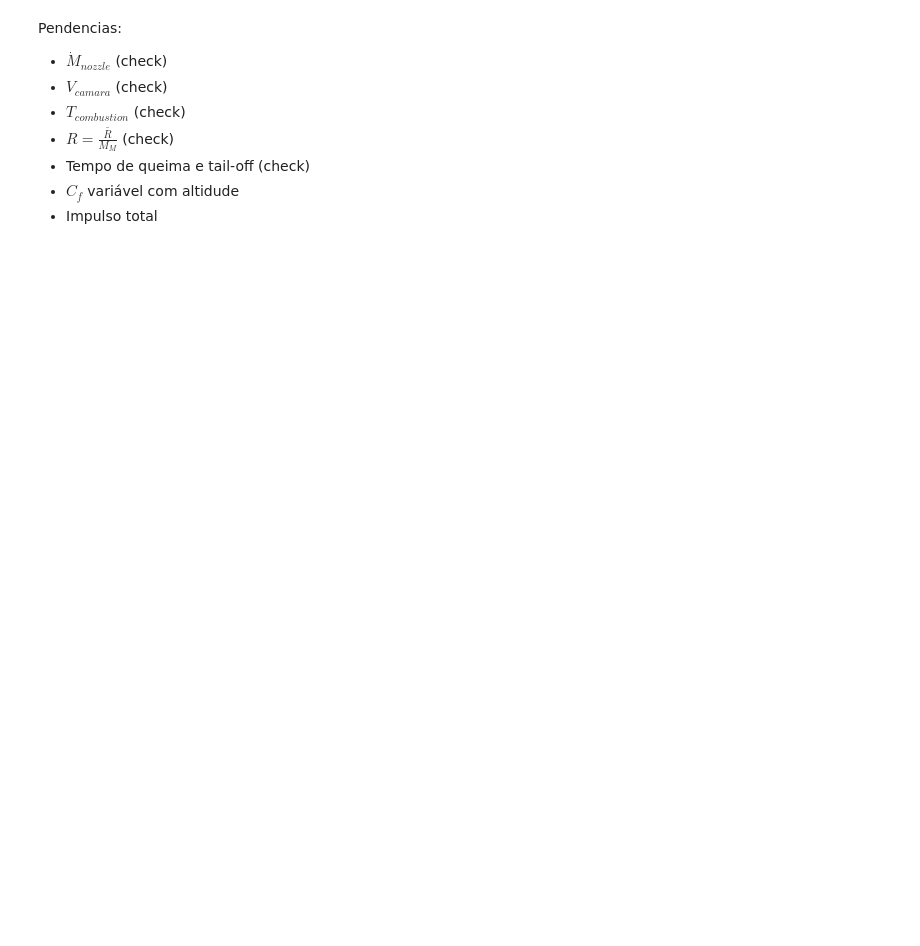
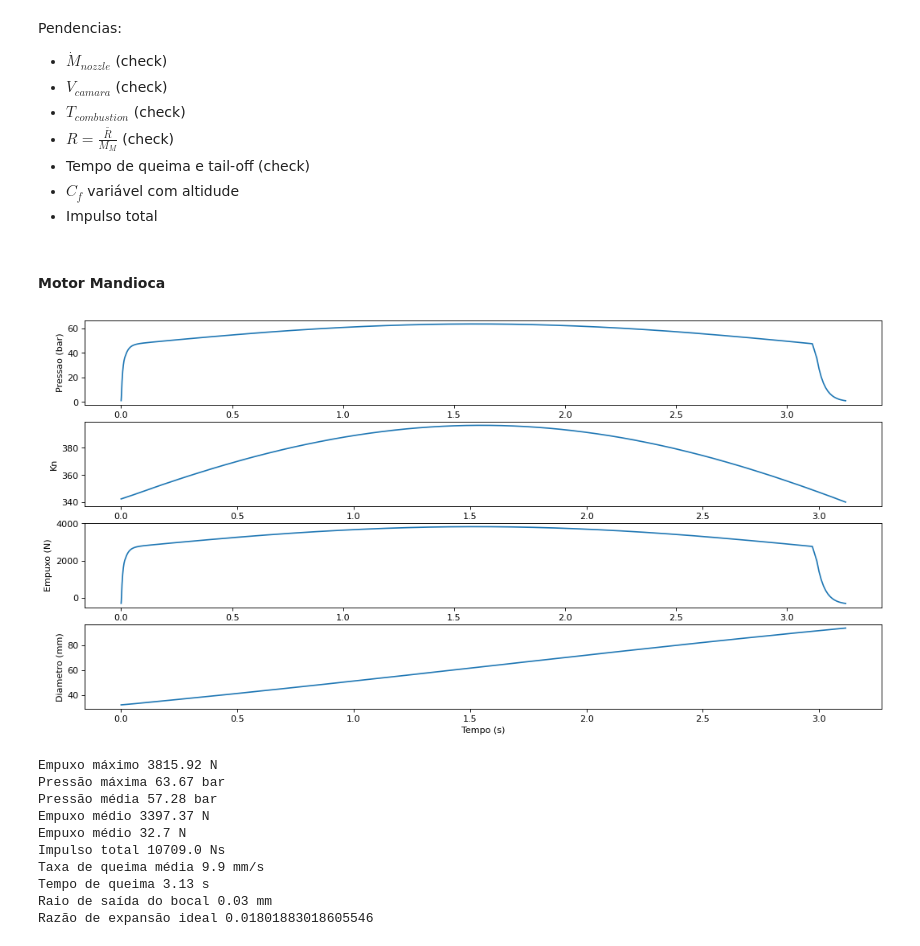
Before and after one commit to PatrickSampaioUSP/Propy, a Jupyter notebook: PropGoverningEquations.ipynb, the cells around one changed output. Cells and saved outputs as stored; diff of their text form; code cells hidden in the pictures; blank space fills up the shorter version.

```diff
--- a/PropGoverningEquations.ipynb
+++ b/PropGoverningEquations.ipynb
@@ -216,3 +335,37 @@ Pendencias:
 - Tempo de queima e tail-off (check)
 - $C_f$ variável com altidude
 - Impulso total
+# %% [markdown]
+#### Motor Mandioca
+# %%
+r_throat = 11.4/1000                                   #Raio da garganta do bocal (m)
+D0 = 94/1000                                           #Diâmetro externo inicial (m)
+N = 5                                                  #Número de grãos
+d0 = 32/1000                                           #Diâmetro interno inicial (m)
+D_chamber = 98/1000                                    #Diâmetro interno da câmara (m)
+motor_length = 840/1000                                #Comprimento do motor (m)
+#156
+mandioca = Motor(r_throat=r_throat,
+                D0=D0,
+                d0=d0,
+                N=N,
+                D_chamber=D_chamber,
+                L=motor_length,
+                nozzle_exit_radius=33.5/1000)
+mandioca.l_grain = 156/1000
+
+conditions = [mandioca.d_int, mandioca.l_grain, p_atm, m_prod_chamber]
+y = solve(modelo, conditions, 98, mandioca)
+post_processing(y.y, y.t, mandioca)
+# %% [output]
+[figure, added]
+Empuxo máximo 3815.92 N
+Pressão máxima 63.67 bar
+Pressão média 57.28 bar
+Empuxo médio 3397.37 N
+Empuxo médio 32.7 N
+Impulso total 10709.0 Ns
+Taxa de queima média 9.9 mm/s
+Tempo de queima 3.13 s
+Raio de saída do bocal 0.03 mm
+Razão de expansão ideal 0.01801883018605546
```
Also changed, not shown: parts of 6 cells of this notebook.
